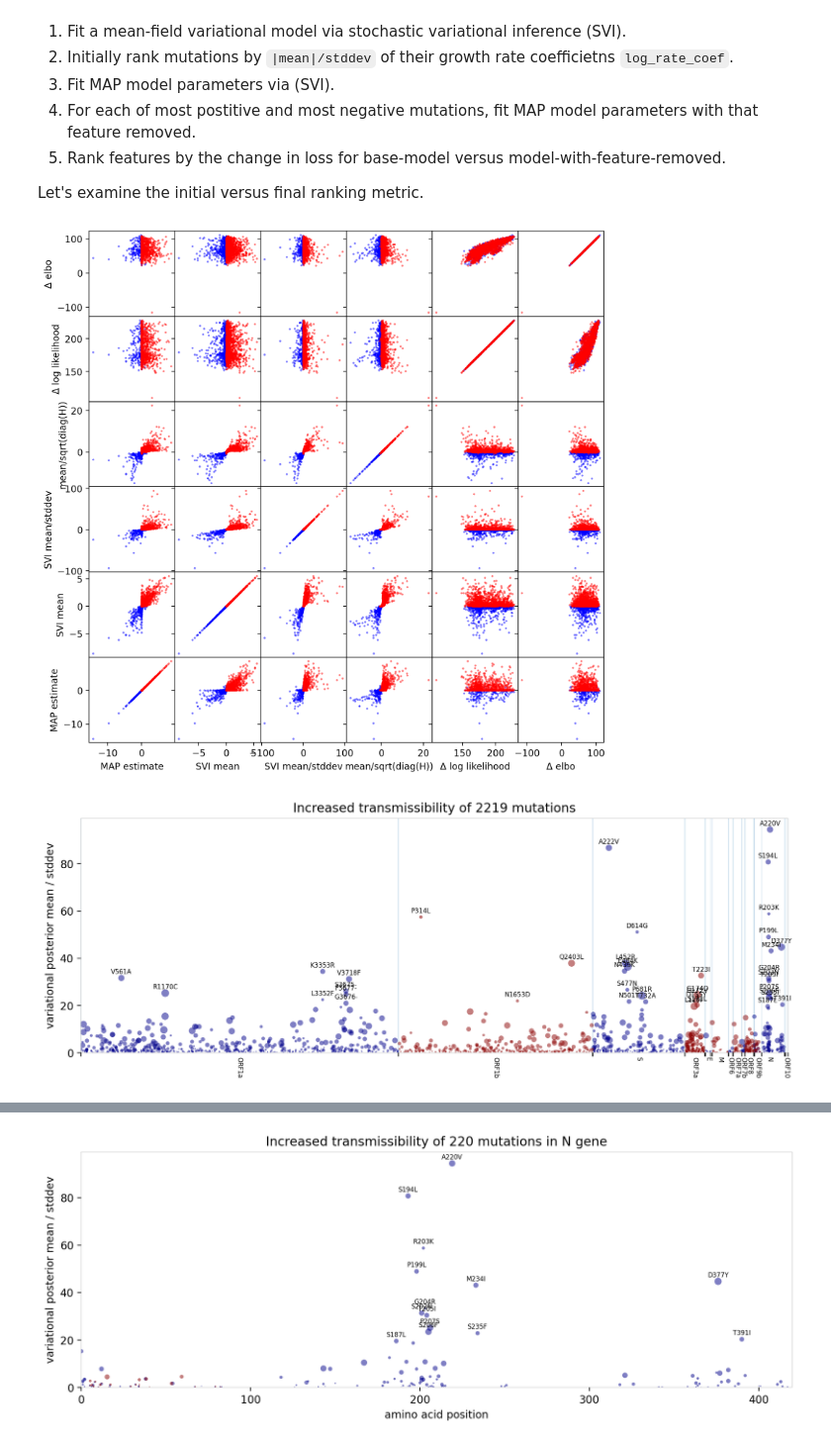
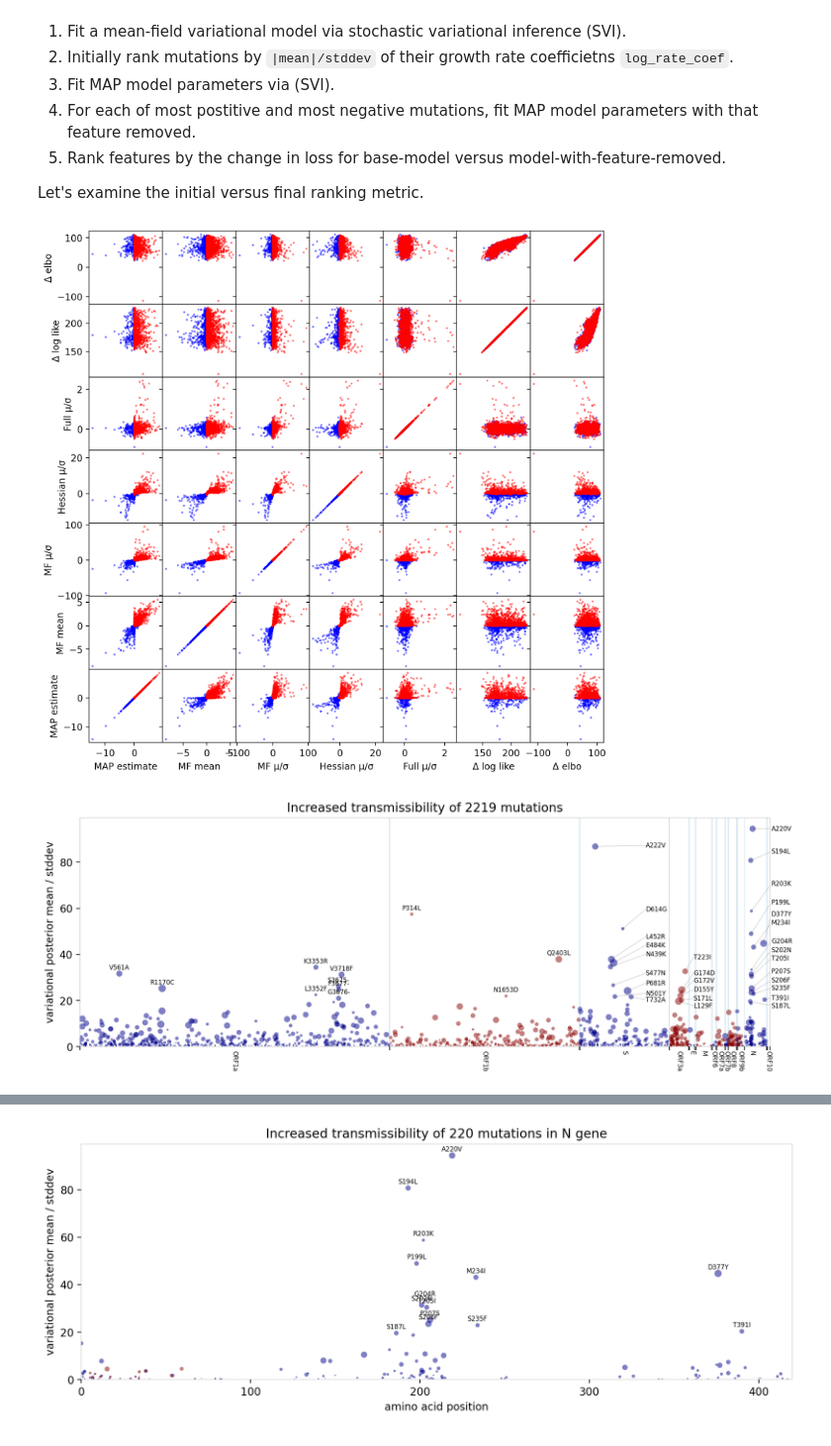
Before and after one commit to broadinstitute/pyro-cov, a Jupyter notebook: rank_mutations.ipynb, the cells around one changed output, grey strips where cells are left out. Shown at 99% size. Drawn from its saved outputs; the diff is of its cells as text; code cells hidden in the pictures.

Commit message:
Update rank_mutation notebook with full rank guide results

```diff
--- a/rank_mutations.ipynb
+++ b/rank_mutations.ipynb
@@ -54,3 +55,6 @@ print(h["std"].min(), h["std"].mean(), h["std"].max())
 # %% [output]
 dict_keys(['args', 'mutations', 'initial_ranks', 'mean', 'hessian', 'cov', 'var', 'std', 'ranks'])
 tensor(0.1053) tensor(0.8084) tensor(5.7831)
+# %%
+full = torch.load("results/rank_mutations.rank_full_svi.pt", map_location="cpu")
+print(full.keys())
@@ -82,26 +88,27 @@ mutations = [results["mutations"][i] for i in feature_ids.tolist()]
 # %%
 trends = {
     "MAP estimate": mode,
-    "SVI mean": mean,
-    "SVI mean/stddev": sigma,
-    "mean/sqrt(diag(H))": results["hessian"]["mean"] / results["hessian"]["std"],
-    "Δ log likelihood": log_likelihood,
+    "MF mean": mean,
+    "MF μ/σ": sigma,
+    "Hessian μ/σ": results["hessian"]["mean"] / results["hessian"]["std"],
+    "Full μ/σ": full["mean"] / full["std"],
+    "Δ log like": log_likelihood,
     "Δ elbo": elbo,
 }
 trends = list(trends.items())
 pos = mean > 0
 fig, axes = plt.subplots(len(trends), len(trends), figsize=(10, 10), sharex="col", sharey="row")
 for i, (axes_i, (name_i, trend_i)) in enumerate(zip(axes, reversed(trends))):
     axes[i][0].set_ylabel(name_i)
     for j, (ax, (name_j, trend_j)) in enumerate(zip(axes_i, trends)):
         axes[-1][j].set_xlabel(name_j)
         ax.scatter(trend_j[~pos].numpy(), trend_i[~pos].numpy(),
                    5, color='blue', alpha=0.5, lw=0)
         ax.scatter(trend_j[pos].numpy(), trend_i[pos].numpy(),
                    5, color='red', alpha=0.5, lw=0)
 plt.subplots_adjust(wspace=0, hspace=0)
 # %% [output]
-[figure, old version]
+[figure, new version]
 # %%
 from pyrocov.sarscov2 import GENE_TO_POSITION, aa_mutation_to_position
 
@@ -124,13 +131,38 @@ def plot_manhattan(rankby, radius, top_k=40, in_gene=None):
     for mask, color in zip([even, odd], ["darkblue", "darkred"]):
         plt.scatter(position[mask].numpy(), rankby[mask].numpy(), 10 * radius[mask].numpy(),
                     color=color, alpha=0.5, lw=0)
+    special = {} if in_gene else {"S": [], "N": [], "ORF3a": []}  # Many hits, plot with lines
     for i in rankby.sort(0, descending=True).indices[:top_k].tolist():
         x = float(position[i])
         y = float(rankby[i])
         gene, name = mutations[i].split(":")
+        if gene in special:
+            special[gene].append((y, x, name))
+            continue
         if in_gene in (None, gene):
             plt.text(x, y + y1/80, name, fontsize=6,
                      verticalalignment="bottom", horizontalalignment="center")
+    if special:
+        for special_ in special.values():
+            special_.sort(reverse=True)
+        y_bounds = {k: (min(y for (y, _, _) in v), max(y for (y, _, _) in v))
+                    for k, v in special.items()}
+        y_bounds = {k: (lb * 0.8, ub * 0.8 + y1 * 0.2) for k, (lb, ub) in y_bounds.items()}
+        for i, (y, x, name) in enumerate(special["S"]):
+            lb, ub = y_bounds["S"]
+            y_label = 0.7 * y + 0.3 * (ub + (lb - ub) * (i / (len(special["S"]) - 0.99)))
+            x_label = GENE_TO_POSITION["S"][1] - 1000
+            plt.text(x_label, y_label, name, fontsize=6,
+                     verticalalignment="center", horizontalalignment="left")
+            plt.plot([x, x_label], [y, y_label], 'k-', lw=0.2, alpha=0.5)
+        for gene in ["N", "ORF3a"]:
+            for i, (y, x, name) in enumerate(special[gene]):
+                lb, ub = y_bounds[gene]
+                y_label = 0.5 * y + 0.5 * (ub + (lb - ub) * (i / (len(special[gene]) - 0.99)))
+                x_label = GENE_TO_POSITION[gene][1] + 200
+                plt.text(x_label, y_label, name, fontsize=6,
+                         verticalalignment="center", horizontalalignment="left")
+                plt.plot([x, x_label], [y, y_label], 'k-', lw=0.2, alpha=0.5)
 
     if in_gene is None:
         start_end = list(GENE_TO_POSITION.values())
@@ -164,7 +196,7 @@ def plot_manhattan(rankby, radius, top_k=40, in_gene=None):
 
 plot_manhattan(sigma, mean)
 # %% [output]
-[figure, old version]
+[figure, new version]
 # %%
 plot_manhattan(h["mean"] / h["std"], mean)
 # plt.yscale("symlog", linthresh=20)
```
Also changed, not shown: parts of 6 cells of this notebook.
